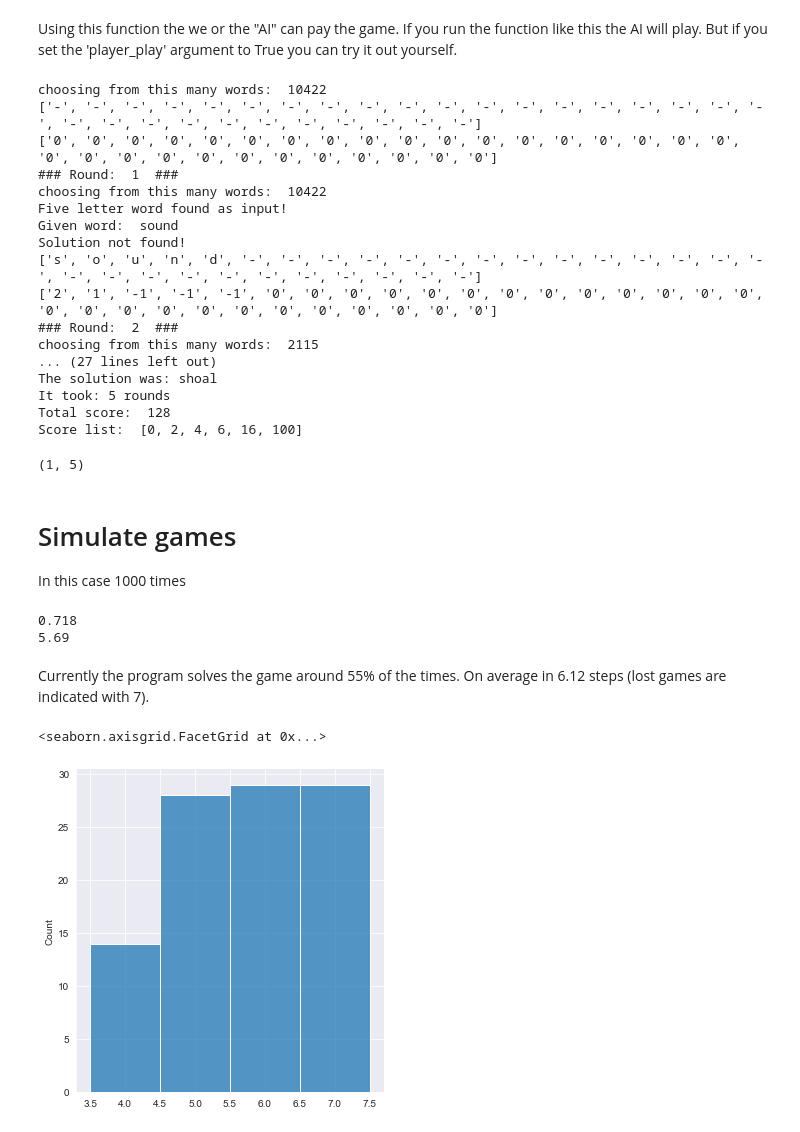
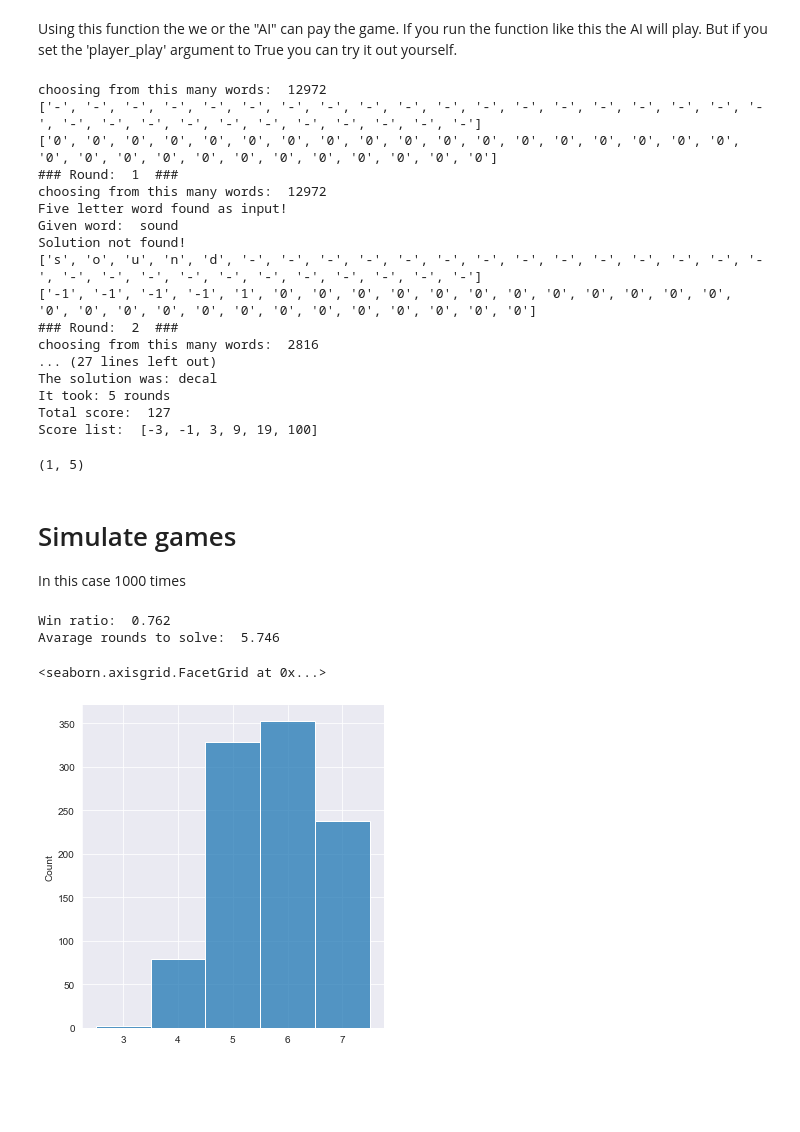
Before and after one commit to krinya/wordl_play, a Jupyter notebook: 01_start.ipynb, the cells around one changed output. Saved outputs shown, nothing was run; the diff lists cells and outputs as text; code cells hidden in the pictures; blank space fills up the shorter version.

```diff
--- a/01_start.ipynb
+++ b/01_start.ipynb
@@ -149,0 +140,5 @@ word_word_list
+# %%
+solution_list = pd.read_csv("words.csv")
+solution_list = solution_list['word']
+solution_list.tolist()
+len(solution_list)
@@ -337,55 +422,50 @@ def play_game(solution = 'random', five_letter_words_list = five_letter_words, p
 # %% [markdown]
 Using this function the we or the "AI" can pay the game. If you run the function like this the AI will play. But if you set the 'player_play' argument to True you can try it out yourself.
 # %%
-play_game(player_play=False, solution = 'random', five_letter_words_list = five_letter_words, starting_guess='sound', silence=False)
+play_game(player_play=False, solution = 'random', five_letter_words_list = five_letter_words, starting_guess='sound', silence=False, strategy=1)
 # %% [output]
-choosing from this many words:  10422
+choosing from this many words:  12972
 ['-', '-', '-', '-', '-', '-', '-', '-', '-', '-', '-', '-', '-', '-', '-', '-', '-', '-', '-', '-', '-', '-', '-', '-', '-', '-', '-', '-', '-', '-']
 ['0', '0', '0', '0', '0', '0', '0', '0', '0', '0', '0', '0', '0', '0', '0', '0', '0', '0', '0', '0', '0', '0', '0', '0', '0', '0', '0', '0', '0', '0']
 ### Round:  1  ###
-choosing from this many words:  10422
+choosing from this many words:  12972
 Five letter word found as input!
 Given word:  sound
 Solution not found!
 ['s', 'o', 'u', 'n', 'd', '-', '-', '-', '-', '-', '-', '-', '-', '-', '-', '-', '-', '-', '-', '-', '-', '-', '-', '-', '-', '-', '-', '-', '-', '-']
-['2', '1', '-1', '-1', '-1', '0', '0', '0', '0', '0', '0', '0', '0', '0', '0', '0', '0', '0', '0', '0', '0', '0', '0', '0', '0', '0', '0', '0', '0', '0']
+['-1', '-1', '-1', '-1', '1', '0', '0', '0', '0', '0', '0', '0', '0', '0', '0', '0', '0', '0', '0', '0', '0', '0', '0', '0', '0', '0', '0', '0', '0', '0']
 ### Round:  2  ###
-choosing from this many words:  2115
+choosing from this many words:  2816
 ... (27 lines left out)
-The solution was: shoal
+The solution was: decal
 It took: 5 rounds
-Total score:  128
-Score list:  [0, 2, 4, 6, 16, 100]
+Total score:  127
+Score list:  [-3, -1, 3, 9, 19, 100]
 (1, 5)
 # %% [markdown]
 # Simulate games
 In this case 1000 times
+# %%
+times = 1000
+starting_word = 'sound'
 # %%
 won_list = []
 score_list = []
 
-times = 500
-starting_word = 'sound'
-
 for i in tqdm(range(times)):
-    w, s = play_game(solution = 'random', five_letter_words_list = five_letter_words, starting_guess=starting_word, silence=True)
+    w, s = play_game(solution = 'random', five_letter_words_list = five_letter_words, starting_guess=starting_word, silence=True, strategy=3)
     won_list.append(w)
     score_list.append(s)
 
 won_list = np.array(won_list)
 score_list = np.array(score_list)
+# mean of numpy array
+print("Win ratio: ",np.mean(won_list))
+print("Avarage rounds to solve: ",np.mean(score_list))
+
+sns.displot(x=score_list, bins=[0, 1, 2, 3, 4, 5, 6, 7], discrete=True)
+# %% [output]
+Win ratio:  0.762
+Avarage rounds to solve:  5.746
+<seaborn.axisgrid.FacetGrid at 0x...>
+[figure, added]
-# %%
-# mean of numpy array
-print(np.mean(won_list))
-print(np.mean(score_list))
-# %% [output]
-0.718
-5.69
-# %% [markdown]
-Currently the program solves the game around 55% of the times. On average in 6.12 steps (lost games are indicated with 7).
-# %%
-sns.displot(x=score_list, bins=[0, 1, 2, 3, 4, 5, 6, 7], discrete=True)
-# 7 means game over
-# %% [output]
-<seaborn.axisgrid.FacetGrid at 0x...>
-[figure, removed]
```
Also changed, not shown: parts of 9 cells of this notebook.
